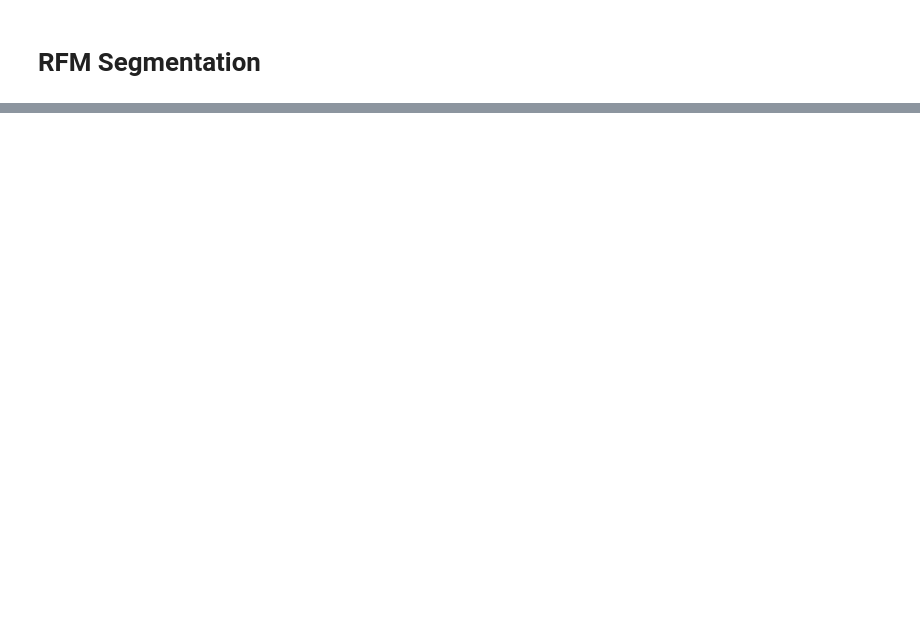
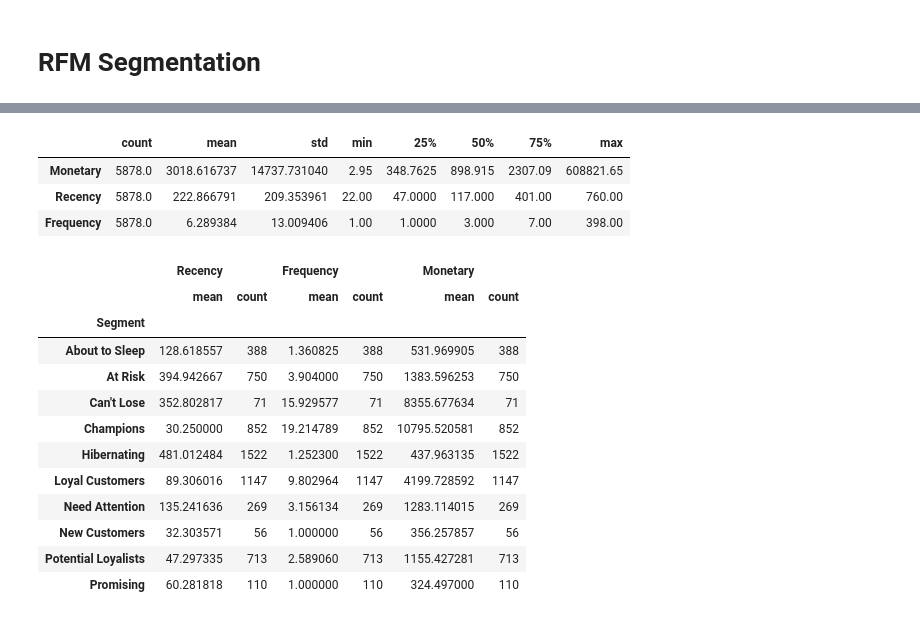
Before and after one commit to jarviscanada/jarvis_data_eng_FraserRaney, a Jupyter notebook: python_data_analytics/python_data_wrangling/retail_data_analytics_wrangling.ipynb, the cells around one changed output, grey strips where cells are left out. Drawn from its saved outputs; the diff is of its cells as text; code cells hidden in the pictures; blank space fills up the shorter version.

```diff
--- a/python_data_analytics/python_data_wrangling/retail_data_analytics_wrangling.ipynb
+++ b/python_data_analytics/python_data_wrangling/retail_data_analytics_wrangling.ipynb
@@ -370,0 +349,3 @@ As you can see, computing RFM segmentation requires extensive domain knowledge i
+# %%
+# creating the RFM table
+rfm_table = pd.merge(df_x, df_z, on="customer_id")
@@ -370,0 +374,14 @@ As you can see, computing RFM segmentation requires extensive domain knowledge i
+# %%
+# RFM score values
+rfm_table["RecencyScore"] = pd.qcut(rfm_table["Recency"], 5, labels=[5, 4, 3, 2, 1])
+rfm_table["FrequencyScore"] = pd.qcut(
+    rfm_table["Frequency"].rank(method="first"), 5, labels=[1, 2, 3, 4, 5]
+)
+rfm_table["MonetaryScore"] = pd.qcut(rfm_table["Monetary"], 5, labels=[1, 2, 3, 4, 5])
+
+# calculation of the RFM score
+rfm_table["RFM_SCORE"] = (
+    rfm_table["RecencyScore"].astype(str)
+    + rfm_table["FrequencyScore"].astype(str)
+    + rfm_table["MonetaryScore"].astype(str)
+)
@@ -370,0 +398,46 @@ As you can see, computing RFM segmentation requires extensive domain knowledge i
+# %%
+# transposition of the RFM table. This makes it easier to evaluate.
+rfm_table.describe().T
+# %% [output]
+|  | count | mean | std | min | 25% | 50% | 75% | max |
+| Monetary | 5878.0 | 3018.616737 | 14737.731040 | 2.95 | 348.7625 | 898.915 | 2307.09 | 608821.65 |
+| Recency | 5878.0 | 222.866791 | 209.353961 | 22.00 | 47.0000 | 117.000 | 401.00 | 760.00 |
+| Frequency | 5878.0 | 6.289384 | 13.009406 | 1.00 | 1.0000 | 3.000 | 7.00 | 398.00 |
+# %%
+# segmenting of customers according to RecencyScore and FrequencyScore values
+seg_map = {
+    r"[1-2][1-2]": "Hibernating",
+    r"[1-2][3-4]": "At Risk",
+    r"[1-2]5": "Can't Lose",
+    r"3[1-2]": "About to Sleep",
+    r"33": "Need Attention",
+    r"[3-4][4-5]": "Loyal Customers",
+    r"41": "Promising",
+    r"51": "New Customers",
+    r"[4-5][2-3]": "Potential Loyalists",
+    r"5[4-5]": "Champions",
+}
+# %%
+# creation of segment variable
+rfm_table["Segment"] = rfm_table["RecencyScore"].astype(str) + rfm_table[
+    "FrequencyScore"
+].astype(str)
+rfm_table["Segment"] = rfm_table["Segment"].replace(seg_map, regex=True)
+# %%
+rfm_table[["Segment", "Recency", "Frequency", "Monetary"]].groupby("Segment").agg(
+    ["mean", "count"]
+)
+# %% [output]
+|  | Recency |  | Frequency |  | Monetary |  |
+|  | mean | count | mean | count | mean | count |
+| Segment |  |  |  |  |  |  |
+| About to Sleep | 128.618557 | 388 | 1.360825 | 388 | 531.969905 | 388 |
+| At Risk | 394.942667 | 750 | 3.904000 | 750 | 1383.596253 | 750 |
+| Can't Lose | 352.802817 | 71 | 15.929577 | 71 | 8355.677634 | 71 |
+| Champions | 30.250000 | 852 | 19.214789 | 852 | 10795.520581 | 852 |
+| Hibernating | 481.012484 | 1522 | 1.252300 | 1522 | 437.963135 | 1522 |
+| Loyal Customers | 89.306016 | 1147 | 9.802964 | 1147 | 4199.728592 | 1147 |
+| Need Attention | 135.241636 | 269 | 3.156134 | 269 | 1283.114015 | 269 |
+| New Customers | 32.303571 | 56 | 1.000000 | 56 | 356.257857 | 56 |
+| Potential Loyalists | 47.297335 | 713 | 2.589060 | 713 | 1155.427281 | 713 |
+| Promising | 60.281818 | 110 | 1.000000 | 110 | 324.497000 | 110 |
```
Also changed, not shown: parts of 18 cells of this notebook, 1 other file.
